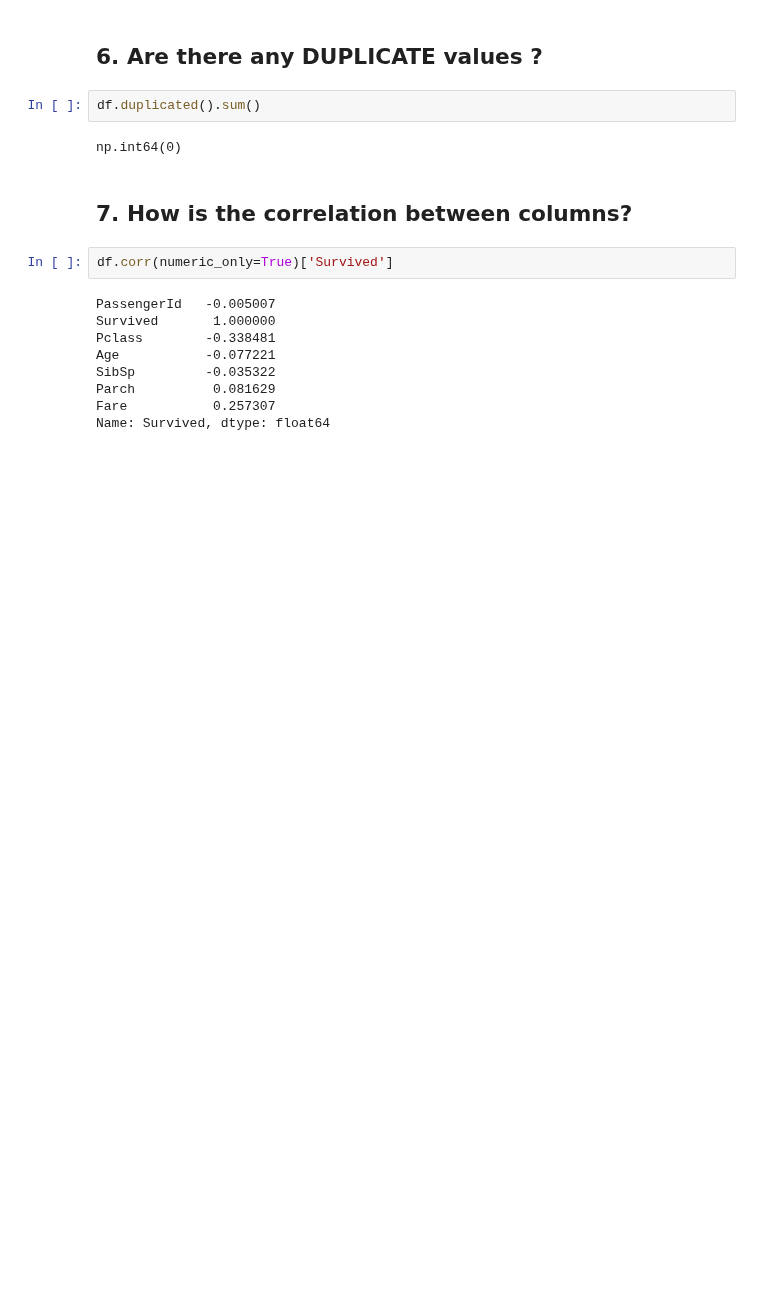
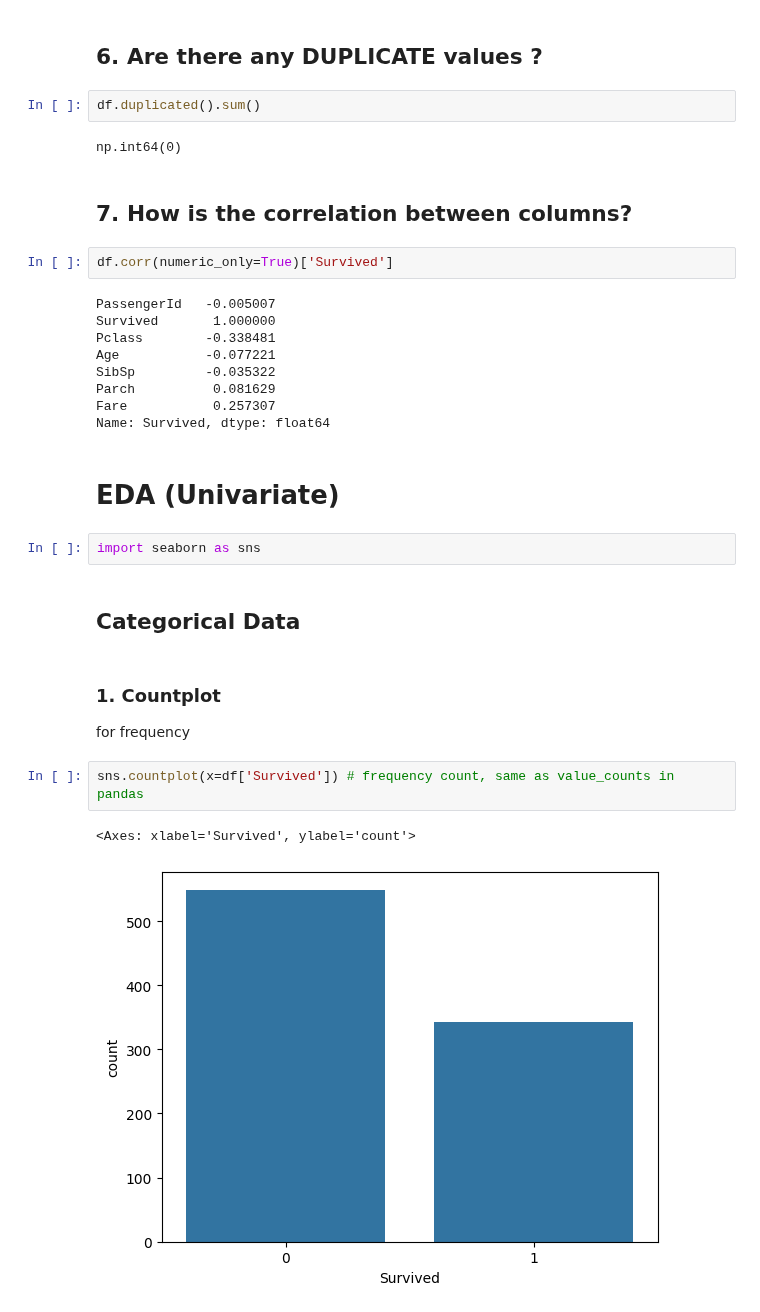
Before and after one commit to SakshiKhatiwada/Python, a Jupyter notebook: Machine-Learning/d3-titanic-eda.ipynb, the cells around one changed output. Drawn from its saved outputs; the diff is of its cells as text; blank space fills up the shorter version.

Commit message:
Univariate EDA

```diff
--- a/Machine-Learning/d3-titanic-eda.ipynb
+++ b/Machine-Learning/d3-titanic-eda.ipynb
@@ -108,3 +108,17 @@ SibSp         -0.035322
 Parch          0.081629
 Fare           0.257307
 Name: Survived, dtype: float64
+# %% [markdown]
+# EDA (Univariate)
+# %%
+import seaborn as sns
+# %% [markdown]
+## Categorical Data
+# %% [markdown]
+### 1. Countplot
+for frequency
+# %%
+sns.countplot(x=df['Survived']) # frequency count, same as value_counts in pandas
+# %% [output]
+<Axes: xlabel='Survived', ylabel='count'>
+[figure, added]
```
Also changed, not shown: parts of 9 cells of this notebook.
